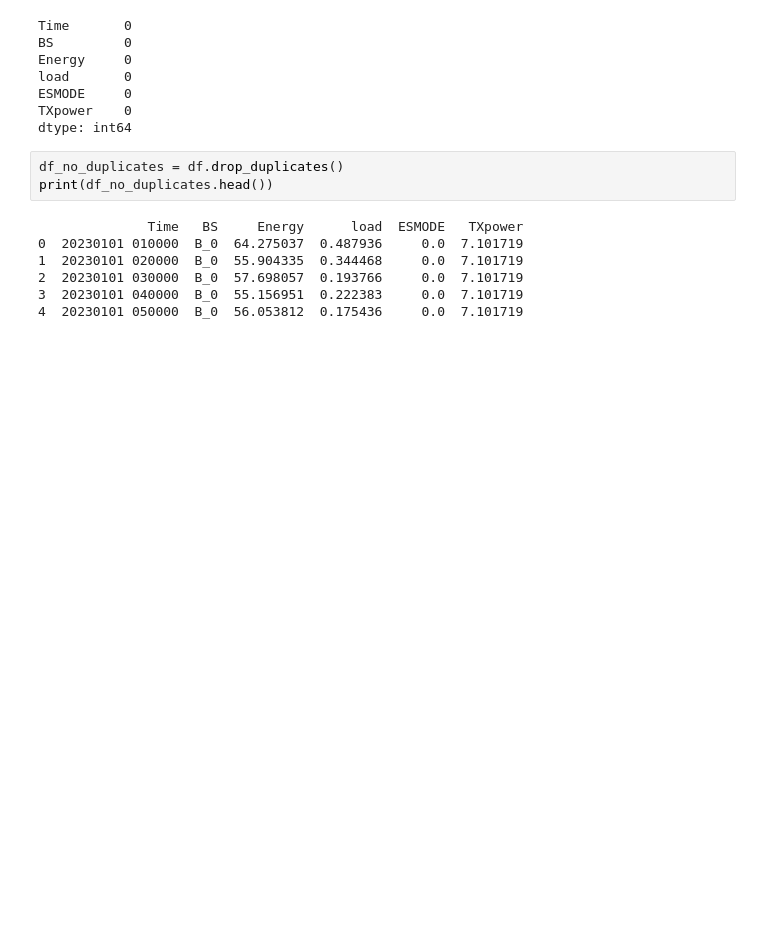
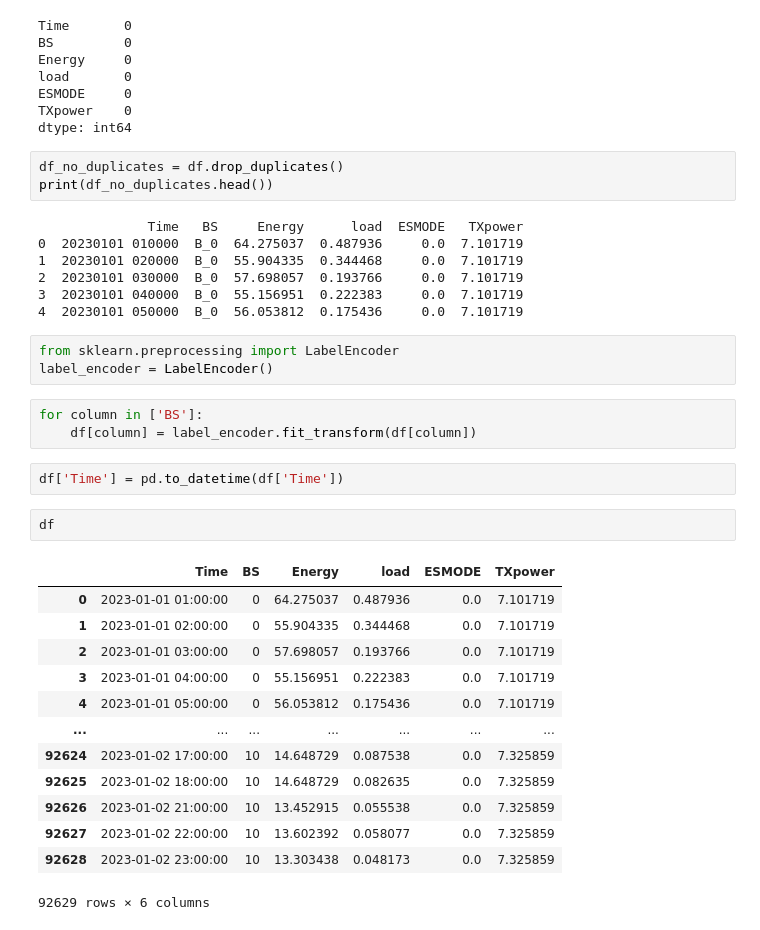
Before and after one commit to patech123/gomycode-data-science, a Jupyter notebook: Supervised_Learning_Regression_Checkpoint.ipynb, the cells around one changed output. Saved outputs shown, nothing was run; the diff lists cells and outputs as text; blank space fills up the shorter version.

```diff
--- a/Supervised_Learning_Regression_Checkpoint.ipynb
+++ b/Supervised_Learning_Regression_Checkpoint.ipynb
@@ -125,3 +55,27 @@ print(df_no_duplicates.head())
 2  20230101 030000  B_0  57.698057  0.193766     0.0  7.101719
 3  20230101 040000  B_0  55.156951  0.222383     0.0  7.101719
 4  20230101 050000  B_0  56.053812  0.175436     0.0  7.101719
+# %%
+from sklearn.preprocessing import LabelEncoder
+label_encoder = LabelEncoder()
+# %%
+for column in ['BS']:
+    df[column] = label_encoder.fit_transform(df[column])
+# %%
+df['Time'] = pd.to_datetime(df['Time'])
+# %%
+df
+# %% [output]
+|  | Time | BS | Energy | load | ESMODE | TXpower |
+| 0 | 2023-01-01 01:00:00 | 0 | 64.275037 | 0.487936 | 0.0 | 7.101719 |
+| 1 | 2023-01-01 02:00:00 | 0 | 55.904335 | 0.344468 | 0.0 | 7.101719 |
+| 2 | 2023-01-01 03:00:00 | 0 | 57.698057 | 0.193766 | 0.0 | 7.101719 |
+| 3 | 2023-01-01 04:00:00 | 0 | 55.156951 | 0.222383 | 0.0 | 7.101719 |
+| 4 | 2023-01-01 05:00:00 | 0 | 56.053812 | 0.175436 | 0.0 | 7.101719 |
+| ... | ... | ... | ... | ... | ... | ... |
+| 92624 | 2023-01-02 17:00:00 | 10 | 14.648729 | 0.087538 | 0.0 | 7.325859 |
+| 92625 | 2023-01-02 18:00:00 | 10 | 14.648729 | 0.082635 | 0.0 | 7.325859 |
+| 92626 | 2023-01-02 21:00:00 | 10 | 13.452915 | 0.055538 | 0.0 | 7.325859 |
+| 92627 | 2023-01-02 22:00:00 | 10 | 13.602392 | 0.058077 | 0.0 | 7.325859 |
+| 92628 | 2023-01-02 23:00:00 | 10 | 13.303438 | 0.048173 | 0.0 | 7.325859 |
+92629 rows × 6 columns
```
Also changed, not shown: parts of 28 cells of this notebook.
